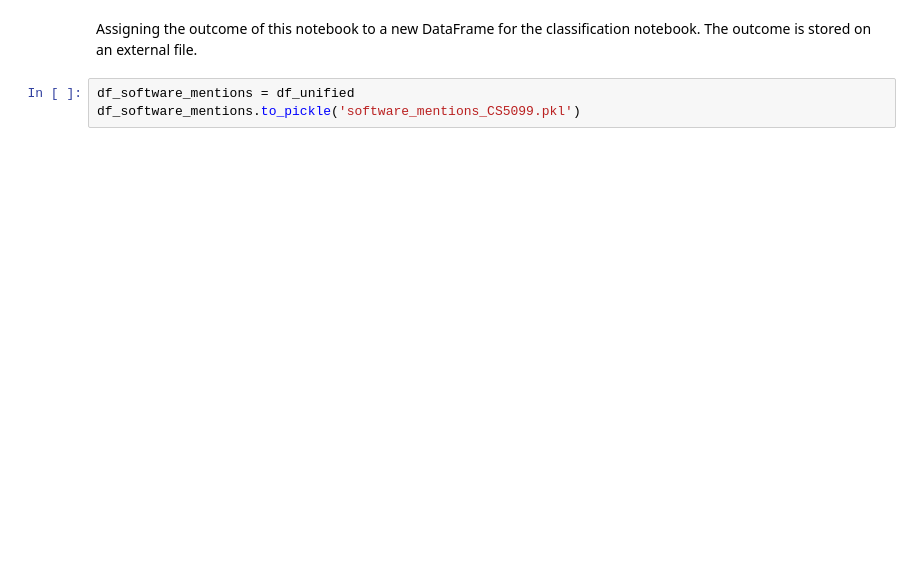
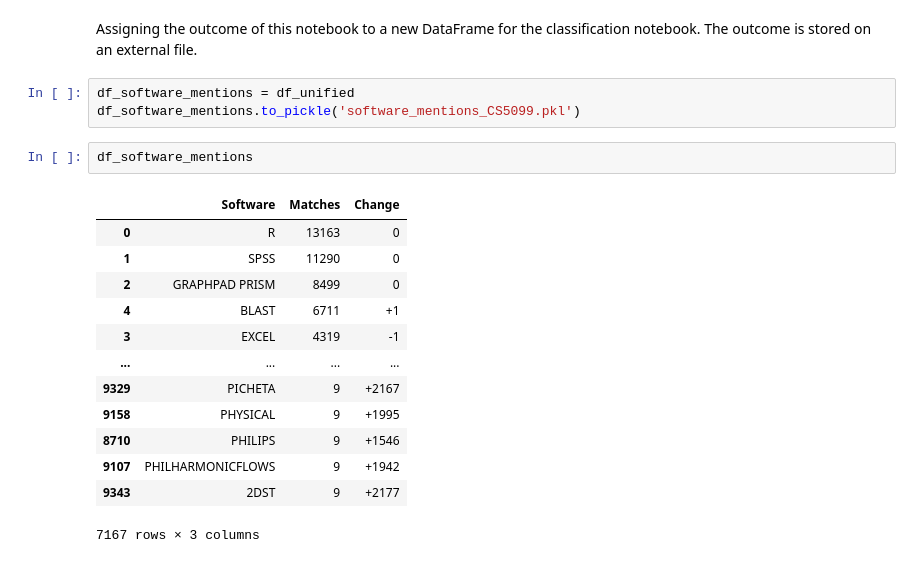
Before and after one commit to kopatri/cs5099masterthesis, a Jupyter notebook: notebooks/CORD-19-software-counting-cs5099.ipynb, the cells around one changed output. Drawn from its saved outputs; the diff is of its cells as text; blank space fills up the shorter version.

```diff
--- a/notebooks/CORD-19-software-counting-cs5099.ipynb
+++ b/notebooks/CORD-19-software-counting-cs5099.ipynb
@@ -476,3 +480,19 @@ Assigning the outcome of this notebook to a new DataFrame for the classification
 # %%
 df_software_mentions = df_unified
 df_software_mentions.to_pickle('software_mentions_CS5099.pkl')
+# %%
+df_software_mentions
+# %% [output]
+|  | Software | Matches | Change |
+| 0 | R | 13163 | 0 |
+| 1 | SPSS | 11290 | 0 |
+| 2 | GRAPHPAD PRISM | 8499 | 0 |
+| 4 | BLAST | 6711 | +1 |
+| 3 | EXCEL | 4319 | -1 |
+| ... | ... | ... | ... |
+| 9329 | PICHETA | 9 | +2167 |
+| 9158 | PHYSICAL | 9 | +1995 |
+| 8710 | PHILIPS | 9 | +1546 |
+| 9107 | PHILHARMONICFLOWS | 9 | +1942 |
+| 9343 | 2DST | 9 | +2177 |
+7167 rows × 3 columns
```
Also changed, not shown: parts of 11 cells of this notebook, 2 other files.
